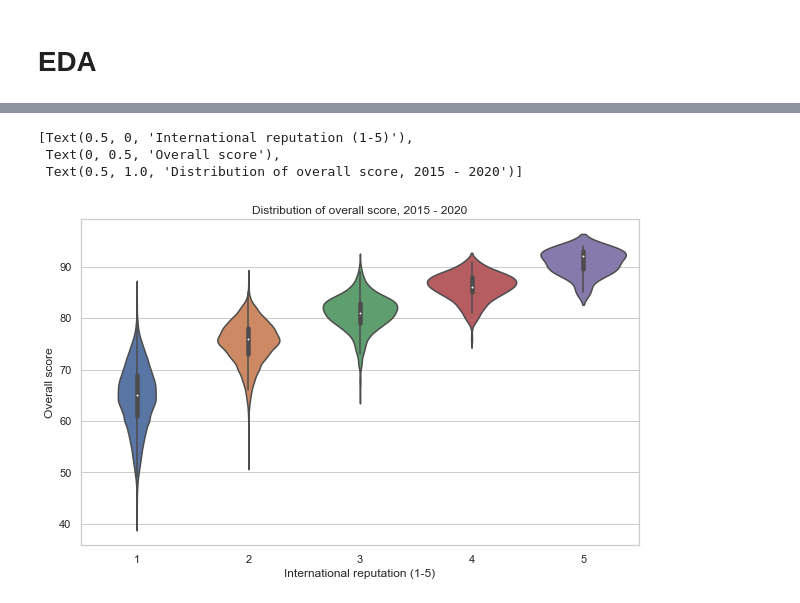
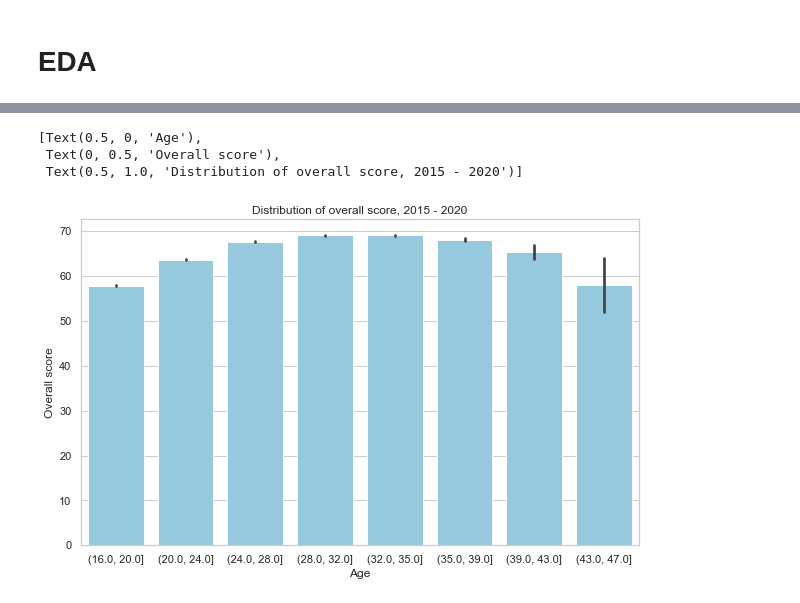
Before and after one commit to rhashimo/cs109-final-project, a Jupyter notebook: 01_ryu_eda.ipynb, the cells around one changed output, grey strips where cells are left out. Drawn from its saved outputs; the diff is of its cells as text; code cells hidden in the pictures.

```diff
--- a/01_ryu_eda.ipynb
+++ b/01_ryu_eda.ipynb
@@ -65,10 +120,10 @@ df.head()
 # %%
+df['age_cut'] = pd.cut(df['age'], bins=8, precision=0)
 fig, ax = plt.subplots(1, 1, figsize = (10, 6))
-#sns.barplot(x='international_reputation', y='overall', data=df)
-sns.violinplot(x='international_reputation', y='overall', data=df)
-ax.set(xlabel='International reputation (1-5)', ylabel='Overall score', title='Distribution of overall score, 2015 - 2020')
+sns.barplot(x='age_cut', y='overall', data=df, color='skyblue')
+ax.set(xlabel='Age', ylabel='Overall score', title='Distribution of overall score, 2015 - 2020')
 # %% [output]
-[Text(0.5, 0, 'International reputation (1-5)'),
+[Text(0.5, 0, 'Age'),
  Text(0, 0.5, 'Overall score'),
  Text(0.5, 1.0, 'Distribution of overall score, 2015 - 2020')]
-[figure, old version]
+[figure, new version]
```
Also changed, not shown: parts of 19 cells of this notebook, 1 other file.
